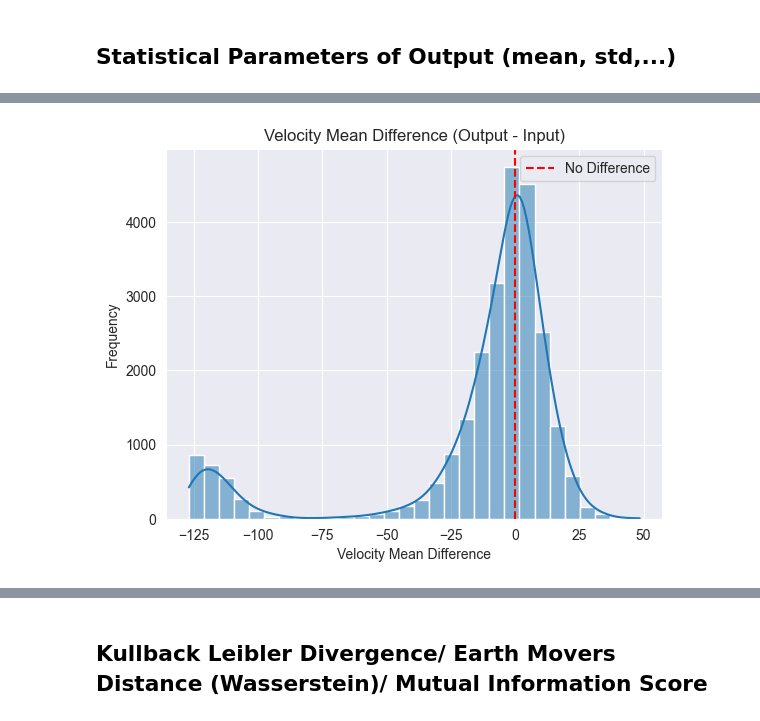
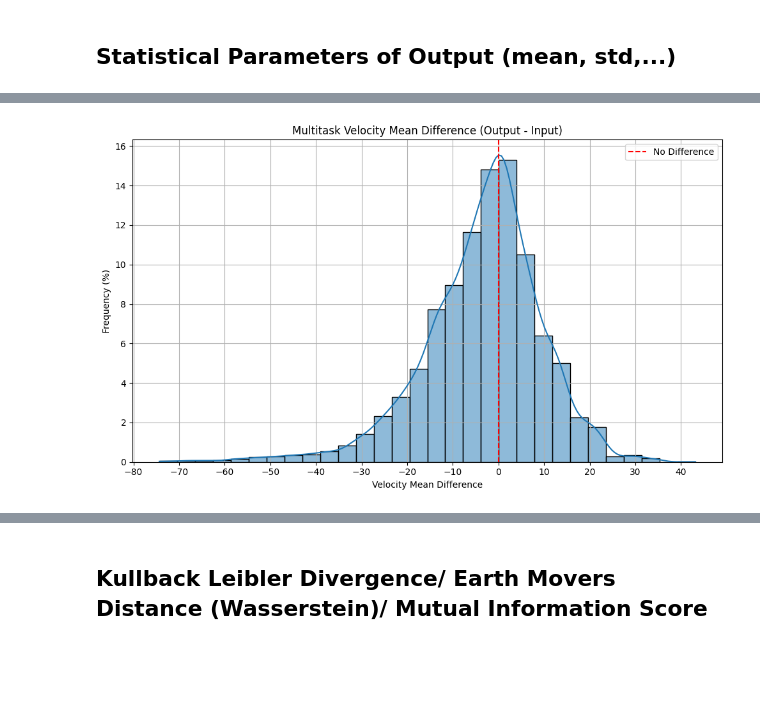
Before and after one commit to FlowkoHinti/GroovePal, a Jupyter notebook: Evaluation/ModelOutputAnalysis.ipynb, the cells around one changed output, grey strips where cells are left out. Drawn from its saved outputs; the diff is of its cells as text; code cells hidden in the pictures; blank space fills up the shorter version.

```diff
--- a/Evaluation/ModelOutputAnalysis.ipynb
+++ b/Evaluation/ModelOutputAnalysis.ipynb
@@ -8,11 +8,20 @@ from pathlib import Path
 import sys, os
 
 sys.path.append(str(Path(os.getcwd()).parent))
-from GroovePal.GrooveModel.Utils.DNAValue import *
+from GrooveModel.Utils.DNAValue import *
 
-from seaborn import histplot
 from scipy.stats import entropy
 from scipy.stats import wasserstein_distance
+
+
+import seaborn as sns
+from seaborn import histplot
+
+import matplotlib as mpl
+import matplotlib.pyplot as plt
+
+plt.style.use("default")
+mpl.rcParams.update(mpl.rcParamsDefault)
 # %% [markdown]
 # Load Data
 # %%
@@ -79,0 +83,3 @@ Filtered eval data shape: (20299, 13)
+# %%
+multi_outputs = eval_data[eval_data['model_type'] == 'multitask']
+multi_outputs.head()
@@ -301,0 +307,11 @@ plt.show()
+# %%
+#
+multi_stats = stats_df.merge(
+    multi_outputs,
+    left_on="dna_file",
+    right_on="dna",
+    how="inner",
+    validate="one_to_one"
+)
+
+multi_stats.head()
@@ -314,11 +378,17 @@ plt.show()
 # %%
-vel_diff = stats_df['vel_mean'] - stats_df['input_vel_mean']
-sns.histplot(vel_diff, bins=30, kde=True)
-plt.title('Velocity Mean Difference (Output - Input)')
+vel_diff = multi_stats['vel_mean'] - multi_stats['input_vel_mean']
+vel_diff = vel_diff[vel_diff >= -80]
+
+plt.figure(figsize=(10, 6))
+sns.histplot(vel_diff, bins=30, kde=True, stat='percent')
+plt.title('Multitask Velocity Mean Difference (Output - Input)')
 plt.xlabel('Velocity Mean Difference')
-plt.ylabel('Frequency')
+plt.xticks(range(-80, 50, 10))
+plt.ylabel('Frequency (%)')
 plt.axvline(0, color='red', linestyle='--', label='No Difference')
 plt.legend()
+plt.grid()
+plt.tight_layout()
 plt.show()
 # %% [output]
-[figure, old version]
+[figure, new version]
```
Also changed, not shown: parts of 21 cells of this notebook, 1 other file.
